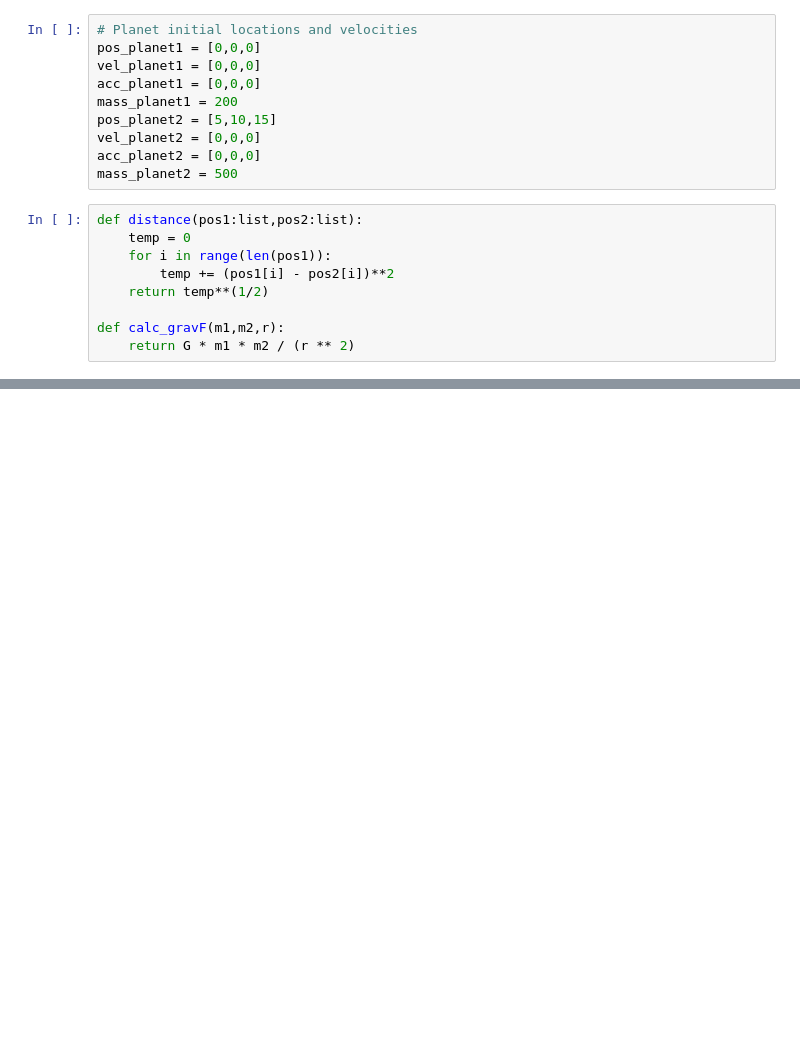
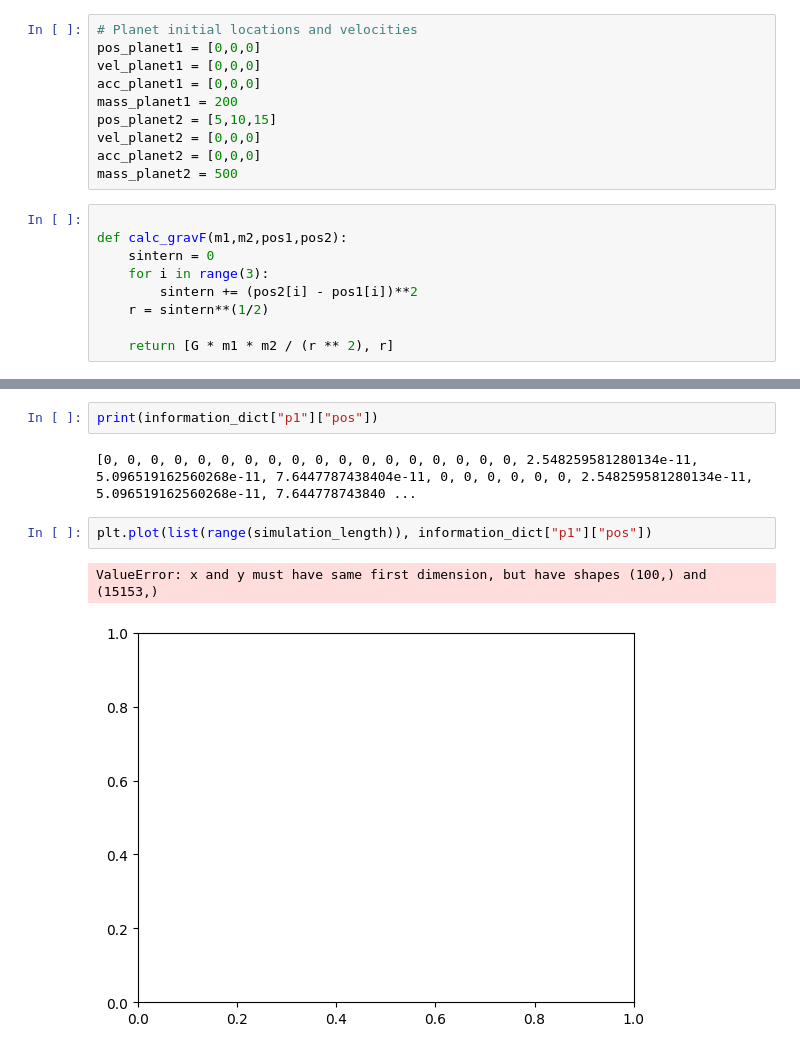
Before and after one commit to AndrewSykes1/grav-sim, a Jupyter notebook: gravitational_test_setup.IPYNB, the cells around one changed output, grey strips where cells are left out. Drawn from its saved outputs; the diff is of its cells as text; blank space fills up the shorter version.

Commit message:
Fixed calculation error by using correct formula, implemented some long term simulation collection info

```diff
--- a/gravitational_test_setup.IPYNB
+++ b/gravitational_test_setup.IPYNB
@@ -12,13 +15,13 @@ vel_planet2 = [0,0,0]
 acc_planet2 = [0,0,0]
 mass_planet2 = 500
 # %%
-def distance(pos1:list,pos2:list):
-    temp = 0
-    for i in range(len(pos1)):
-        temp += (pos1[i] - pos2[i])**2
-    return temp**(1/2)
 
-def calc_gravF(m1,m2,r):
-    return G * m1 * m2 / (r ** 2)
+def calc_gravF(m1,m2,pos1,pos2):
+    sintern = 0
+    for i in range(3):
+        sintern += (pos2[i] - pos1[i])**2
+    r = sintern**(1/2)
+
+    return [G * m1 * m2 / (r ** 2), r]
 # %%
 # For loop to simulate frames
@@ -62,0 +73,9 @@ NameError:
+# %%
+print(information_dict["p1"]["pos"])
+# %% [output]
+[0, 0, 0, 0, 0, 0, 0, 0, 0, 0, 0, 0, 0, 0, 0, 0, 0, 0, 2.548259581280134e-11, 5.096519162560268e-11, 7.6447787438404e-11, 0, 0, 0, 0, 0, 0, 2.548259581280134e-11, 5.096519162560268e-11, 7.644778743840 ...
+# %%
+plt.plot(list(range(simulation_length)), information_dict["p1"]["pos"])
+# %% [output]
+ValueError: x and y must have same first dimension, but have shapes (100,) and (15153,)
+[figure, added]
```
Also changed, not shown: parts of 2 cells of this notebook.
